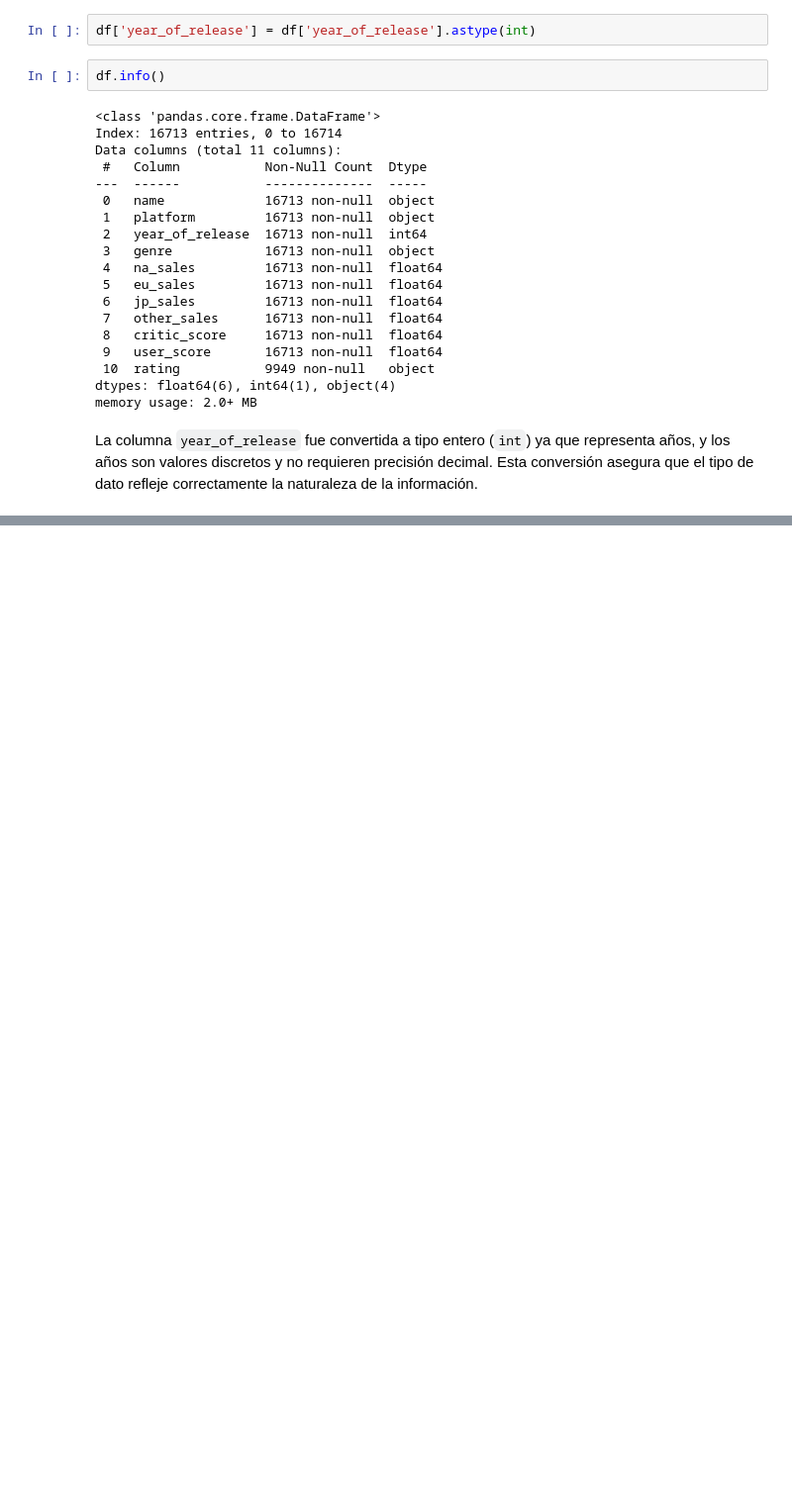
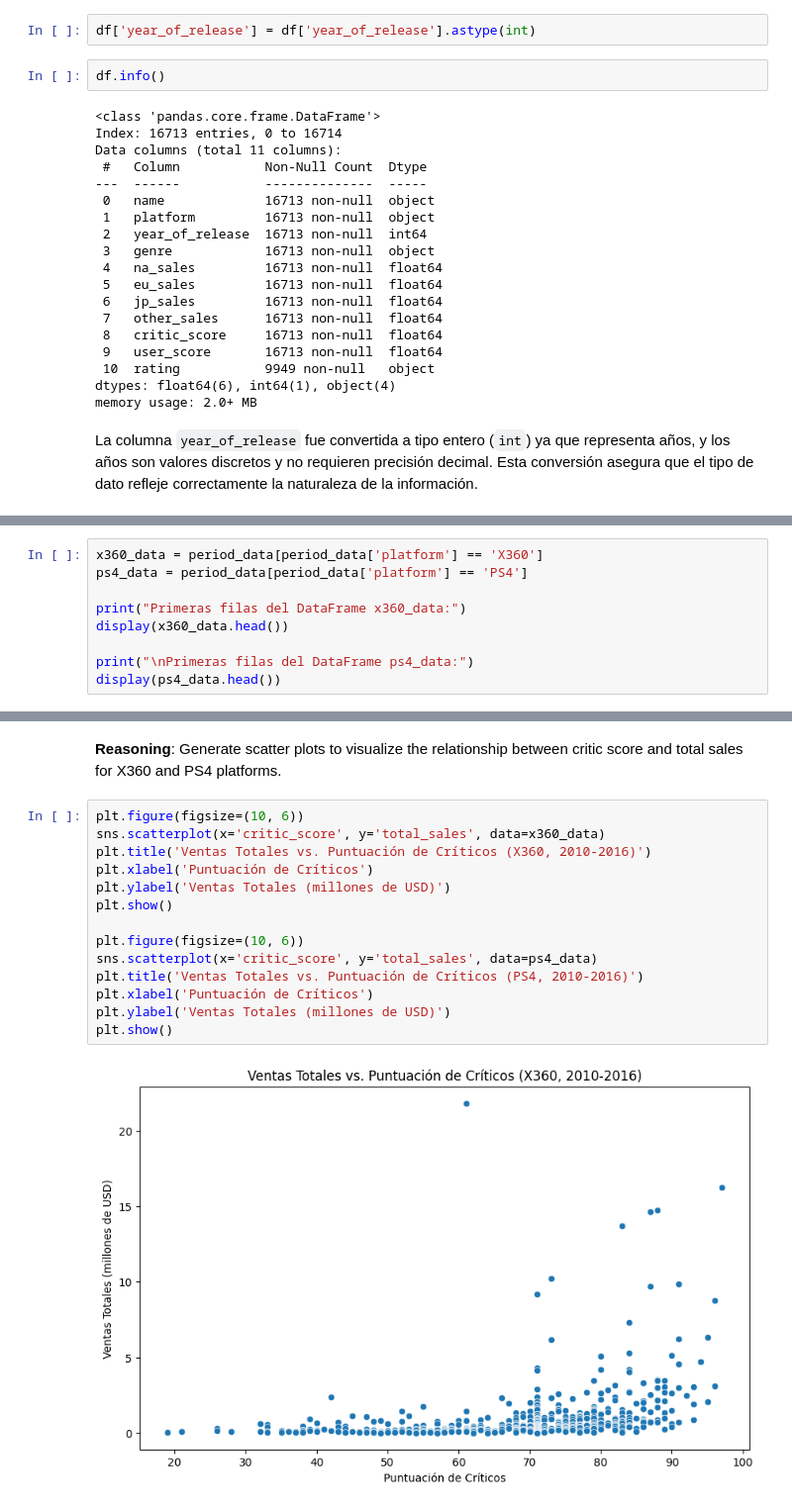
Before and after one commit to Davichobacter/data_science_tt, a Jupyter notebook: sprint_6/notebook.ipynb, the cells around one changed output, grey strips where cells are left out. Shown at 99% size. Drawn from its saved outputs; the diff is of its cells as text; blank space fills up the shorter version.

```diff
--- a/sprint_6/notebook.ipynb
+++ b/sprint_6/notebook.ipynb
@@ -462,0 +837,9 @@ La columna `year_of_release` fue convertida a tipo entero (`int`) ya que represe
+# %%
+x360_data = period_data[period_data['platform'] == 'X360']
+ps4_data = period_data[period_data['platform'] == 'PS4']
+
+print("Primeras filas del DataFrame x360_data:")
+display(x360_data.head())
+
+print("\nPrimeras filas del DataFrame ps4_data:")
+display(ps4_data.head())
@@ -462,0 +866,19 @@ La columna `year_of_release` fue convertida a tipo entero (`int`) ya que represe
+# %% [markdown]
+**Reasoning**:
+Generate scatter plots to visualize the relationship between critic score and total sales for X360 and PS4 platforms.
+# %%
+plt.figure(figsize=(10, 6))
+sns.scatterplot(x='critic_score', y='total_sales', data=x360_data)
+plt.title('Ventas Totales vs. Puntuación de Críticos (X360, 2010-2016)')
+plt.xlabel('Puntuación de Críticos')
+plt.ylabel('Ventas Totales (millones de USD)')
+plt.show()
+
+plt.figure(figsize=(10, 6))
+sns.scatterplot(x='critic_score', y='total_sales', data=ps4_data)
+plt.title('Ventas Totales vs. Puntuación de Críticos (PS4, 2010-2016)')
+plt.xlabel('Puntuación de Críticos')
+plt.ylabel('Ventas Totales (millones de USD)')
+plt.show()
+# %% [output]
+[figure, added]
```
Also changed, not shown: parts of 57 cells of this notebook.
